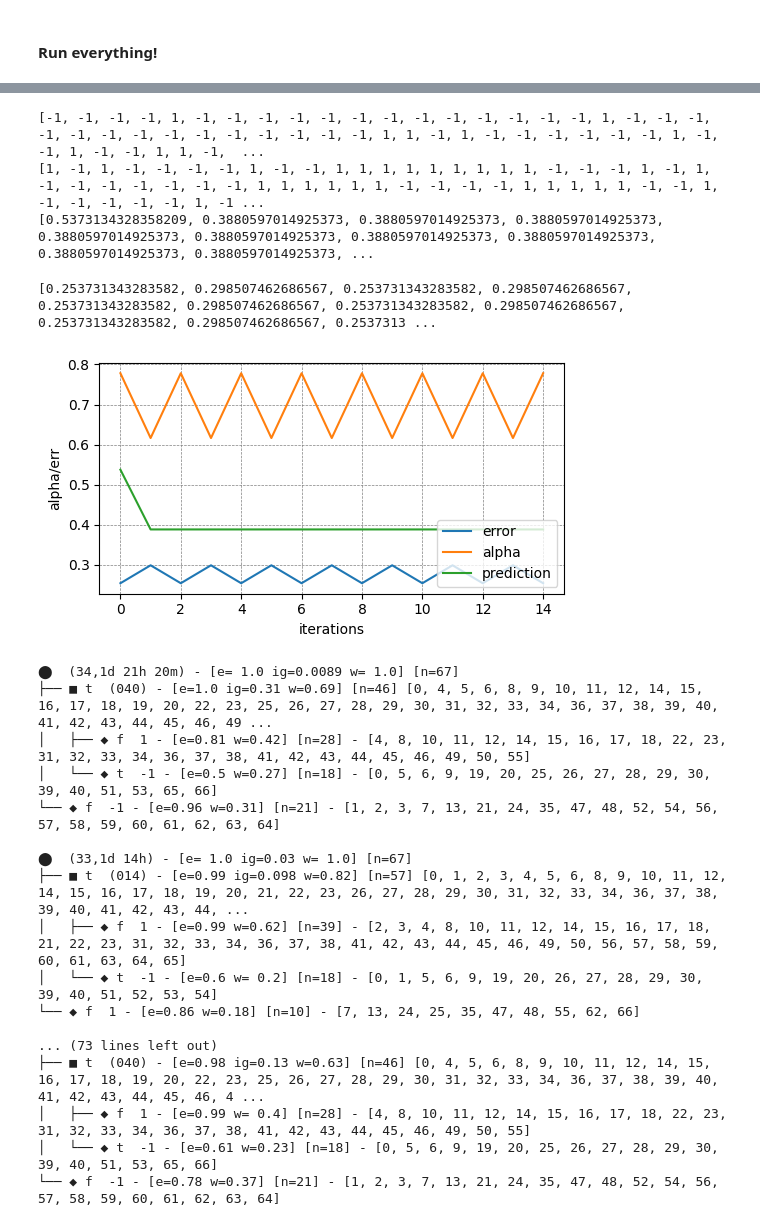
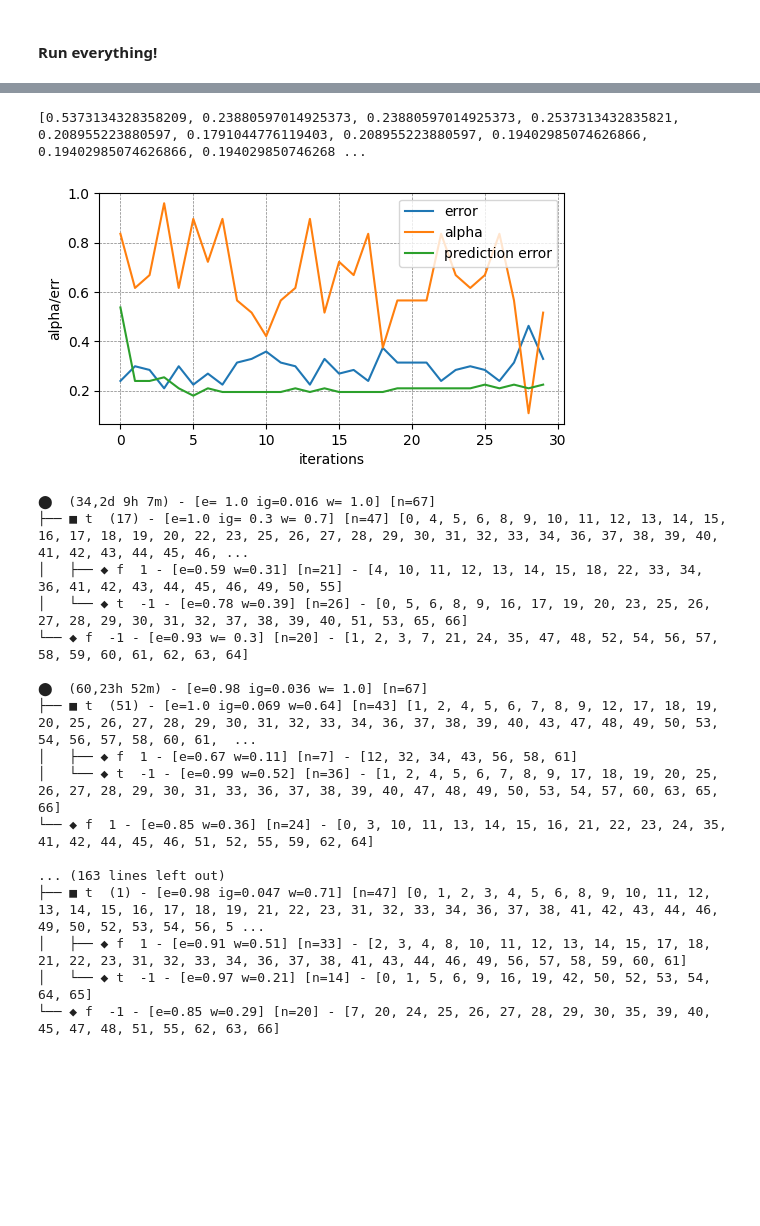
Before and after one commit to fabfabretti/data-mining-project, a Jupyter notebook: 4 - boosting.ipynb, the cells around one changed output, grey strips where cells are left out. Drawn from its saved outputs; the diff is of its cells as text; code cells hidden in the pictures; blank space fills up the shorter version.

```diff
--- a/4 - boosting.ipynb
+++ b/4 - boosting.ipynb
@@ -447,7 +447,7 @@ class SequenceTrunk(Tree):
 
         # INDUCTIVE CASE
 
-        children = [self.get_node(x) for x in node.successors(tree.identifier)]
+        children = [self.get_node(x) for x in node.successors(self.identifier)]
 
         if "dl" in node.data.keys():
             if verbose:
@@ -455,14 +455,18 @@ class SequenceTrunk(Tree):
             i_T,i_F,entry_ST,entry_V = self.perform_event_test(node.data["dl"],None,entry_X,entry_ST,entry_V)
 
             branch = "t" if i_T else "f"
-            next_node = list(filter(lambda x : x.data["branch"]==branch,children))[0]
+            next_node = list(filter(lambda x : x.data["branch"]==branch,children))
+            next_node = next_node[0]
 
             return self.__predict_r(entry_X,entry_ST,entry_V,next_node)
 
         elif "value" in node.data.keys():
             if verbose:
                 print("value test")
-            i_T,i_F = self.__perform_value_test(node.data["value"][1],entry_V)
+            try:
+                i_T,i_F = self.__perform_value_test(node.data["value"],entry_V)
+            except:
+                print(node.data)
             branch = "t" if i_T else "f"
             next_node = list(filter(lambda x : x.data["branch"]==branch,children))[0]
 
@@ -640,12 +647,13 @@ print_weights_status(training_W,dataset_Y,training_alphas,training_errors)
 # %%
 errs=[]
 predictions=[]
-for tree in training_phis:
-    predictions.append(tree.predict(dataset_X,dataset_ST,dataset_V,dataset_Y))
+for tree_i in range(0,len(training_phis)):
+    predictions.append(training_phis[tree_i].predict(dataset_X,training_ST[tree_i],training_V[tree_i],dataset_Y))
 
 
-for iteration in range(0,15):
+for iteration in range(0,iTERATIONS):
     count_err = 0
+
     for item_i in range(0,len(dataset_Y)):
         pred=0
         for i in range(0,iteration):
@@ -657,48 +665,45 @@ for iteration in range(0,15):
     errs.append(err)
 
 
-print(predictions[0])
-print(dataset_Y)
+#print(predictions[0])
+#print(dataset_Y)
 print(errs)
 # %% [output]
-[-1, -1, -1, -1, 1, -1, -1, -1, -1, -1, -1, -1, -1, -1, -1, -1, -1, -1, 1, -1, -1, -1, -1, -1, -1, -1, -1, -1, -1, -1, -1, -1, -1, 1, 1, -1, 1, -1, -1, -1, -1, -1, -1, 1, -1, -1, 1, -1, -1, 1, 1, -1,  ...
-[1, -1, 1, -1, -1, -1, -1, 1, -1, -1, 1, 1, 1, 1, 1, 1, 1, 1, 1, -1, -1, -1, 1, -1, 1, -1, -1, -1, -1, -1, -1, -1, 1, 1, 1, 1, 1, 1, -1, -1, -1, -1, 1, 1, 1, 1, 1, -1, -1, 1, -1, -1, -1, -1, -1, 1, -1 ...
-[0.5373134328358209, 0.3880597014925373, 0.3880597014925373, 0.3880597014925373, 0.3880597014925373, 0.3880597014925373, 0.3880597014925373, 0.3880597014925373, 0.3880597014925373, 0.3880597014925373, ...
+[0.5373134328358209, 0.23880597014925373, 0.23880597014925373, 0.2537313432835821, 0.208955223880597, 0.1791044776119403, 0.208955223880597, 0.19402985074626866, 0.19402985074626866, 0.194029850746268 ...
 # %%
 def print_alphas(training_alpha,training_errs):
     import matplotlib.pyplot as plt
     plt.figure(figsize=(6,3))  # Width, Height in inches
     # Adding labels
     plt.xlabel('iterations')
     plt.ylabel('alpha/err')
     plt.plot(training_errs,label="error")
     plt.plot(training_alpha,label="alpha")
-    plt.plot(errs,label="prediction")
-    _ = plt.legend(loc='lower right')
+    plt.plot(errs,label="prediction error")
+    _ = plt.legend(loc='upper right')
     plt.grid(color='grey', linestyle='--', linewidth=.5)
     # Displaying the plot
     plt.show()
-print(training_errors)
+#print(training_errors)
 print_alphas(training_alphas,training_errors)
 for tree in training_phis:
     tree.display()
 # %% [output]
+[figure, new version]
-[0.253731343283582, 0.298507462686567, 0.253731343283582, 0.298507462686567, 0.253731343283582, 0.298507462686567, 0.253731343283582, 0.298507462686567, 0.253731343283582, 0.298507462686567, 0.2537313 ...
+⬤  (34,2d 9h 7m) - [e= 1.0 ig=0.016 w= 1.0] [n=67]
+├── ■ t  (17) - [e=1.0 ig= 0.3 w= 0.7] [n=47] [0, 4, 5, 6, 8, 9, 10, 11, 12, 13, 14, 15, 16, 17, 18, 19, 20, 22, 23, 25, 26, 27, 28, 29, 30, 31, 32, 33, 34, 36, 37, 38, 39, 40, 41, 42, 43, 44, 45, 46, ...
+│   ├── ◆ f  1 - [e=0.59 w=0.31] [n=21] - [4, 10, 11, 12, 13, 14, 15, 18, 22, 33, 34, 36, 41, 42, 43, 44, 45, 46, 49, 50, 55]
+│   └── ◆ t  -1 - [e=0.78 w=0.39] [n=26] - [0, 5, 6, 8, 9, 16, 17, 19, 20, 23, 25, 26, 27, 28, 29, 30, 31, 32, 37, 38, 39, 40, 51, 53, 65, 66]
+└── ◆ f  -1 - [e=0.93 w= 0.3] [n=20] - [1, 2, 3, 7, 21, 24, 35, 47, 48, 52, 54, 56, 57, 58, 59, 60, 61, 62, 63, 64]
+
+⬤  (60,23h 52m) - [e=0.98 ig=0.036 w= 1.0] [n=67]
+├── ■ t  (51) - [e=1.0 ig=0.069 w=0.64] [n=43] [1, 2, 4, 5, 6, 7, 8, 9, 12, 17, 18, 19, 20, 25, 26, 27, 28, 29, 30, 31, 32, 33, 34, 36, 37, 38, 39, 40, 43, 47, 48, 49, 50, 53, 54, 56, 57, 58, 60, 61,  ...
+│   ├── ◆ f  1 - [e=0.67 w=0.11] [n=7] - [12, 32, 34, 43, 56, 58, 61]
+│   └── ◆ t  -1 - [e=0.99 w=0.52] [n=36] - [1, 2, 4, 5, 6, 7, 8, 9, 17, 18, 19, 20, 25, 26, 27, 28, 29, 30, 31, 33, 36, 37, 38, 39, 40, 47, 48, 49, 50, 53, 54, 57, 60, 63, 65, 66]
+└── ◆ f  1 - [e=0.85 w=0.36] [n=24] - [0, 3, 10, 11, 13, 14, 15, 16, 21, 22, 23, 24, 35, 41, 42, 44, 45, 46, 51, 52, 55, 59, 62, 64]
+
+... (163 lines left out)
+├── ■ t  (1) - [e=0.98 ig=0.047 w=0.71] [n=47] [0, 1, 2, 3, 4, 5, 6, 8, 9, 10, 11, 12, 13, 14, 15, 16, 17, 18, 19, 21, 22, 23, 31, 32, 33, 34, 36, 37, 38, 41, 42, 43, 44, 46, 49, 50, 52, 53, 54, 56, 5 ...
+│   ├── ◆ f  1 - [e=0.91 w=0.51] [n=33] - [2, 3, 4, 8, 10, 11, 12, 13, 14, 15, 17, 18, 21, 22, 23, 31, 32, 33, 34, 36, 37, 38, 41, 43, 44, 46, 49, 56, 57, 58, 59, 60, 61]
+│   └── ◆ t  -1 - [e=0.97 w=0.21] [n=14] - [0, 1, 5, 6, 9, 16, 19, 42, 50, 52, 53, 54, 64, 65]
+└── ◆ f  -1 - [e=0.85 w=0.29] [n=20] - [7, 20, 24, 25, 26, 27, 28, 29, 30, 35, 39, 40, 45, 47, 48, 51, 55, 62, 63, 66]
-[figure, old version]
-⬤  (34,1d 21h 20m) - [e= 1.0 ig=0.0089 w= 1.0] [n=67]
-├── ■ t  (040) - [e=1.0 ig=0.31 w=0.69] [n=46] [0, 4, 5, 6, 8, 9, 10, 11, 12, 14, 15, 16, 17, 18, 19, 20, 22, 23, 25, 26, 27, 28, 29, 30, 31, 32, 33, 34, 36, 37, 38, 39, 40, 41, 42, 43, 44, 45, 46, 49 ...
-│   ├── ◆ f  1 - [e=0.81 w=0.42] [n=28] - [4, 8, 10, 11, 12, 14, 15, 16, 17, 18, 22, 23, 31, 32, 33, 34, 36, 37, 38, 41, 42, 43, 44, 45, 46, 49, 50, 55]
-│   └── ◆ t  -1 - [e=0.5 w=0.27] [n=18] - [0, 5, 6, 9, 19, 20, 25, 26, 27, 28, 29, 30, 39, 40, 51, 53, 65, 66]
-└── ◆ f  -1 - [e=0.96 w=0.31] [n=21] - [1, 2, 3, 7, 13, 21, 24, 35, 47, 48, 52, 54, 56, 57, 58, 59, 60, 61, 62, 63, 64]
-
-⬤  (33,1d 14h) - [e= 1.0 ig=0.03 w= 1.0] [n=67]
-├── ■ t  (014) - [e=0.99 ig=0.098 w=0.82] [n=57] [0, 1, 2, 3, 4, 5, 6, 8, 9, 10, 11, 12, 14, 15, 16, 17, 18, 19, 20, 21, 22, 23, 26, 27, 28, 29, 30, 31, 32, 33, 34, 36, 37, 38, 39, 40, 41, 42, 43, 44, ...
-│   ├── ◆ f  1 - [e=0.99 w=0.62] [n=39] - [2, 3, 4, 8, 10, 11, 12, 14, 15, 16, 17, 18, 21, 22, 23, 31, 32, 33, 34, 36, 37, 38, 41, 42, 43, 44, 45, 46, 49, 50, 56, 57, 58, 59, 60, 61, 63, 64, 65]
-│   └── ◆ t  -1 - [e=0.6 w= 0.2] [n=18] - [0, 1, 5, 6, 9, 19, 20, 26, 27, 28, 29, 30, 39, 40, 51, 52, 53, 54]
-└── ◆ f  1 - [e=0.86 w=0.18] [n=10] - [7, 13, 24, 25, 35, 47, 48, 55, 62, 66]
-
-... (73 lines left out)
-├── ■ t  (040) - [e=0.98 ig=0.13 w=0.63] [n=46] [0, 4, 5, 6, 8, 9, 10, 11, 12, 14, 15, 16, 17, 18, 19, 20, 22, 23, 25, 26, 27, 28, 29, 30, 31, 32, 33, 34, 36, 37, 38, 39, 40, 41, 42, 43, 44, 45, 46, 4 ...
-│   ├── ◆ f  1 - [e=0.99 w= 0.4] [n=28] - [4, 8, 10, 11, 12, 14, 15, 16, 17, 18, 22, 23, 31, 32, 33, 34, 36, 37, 38, 41, 42, 43, 44, 45, 46, 49, 50, 55]
-│   └── ◆ t  -1 - [e=0.61 w=0.23] [n=18] - [0, 5, 6, 9, 19, 20, 25, 26, 27, 28, 29, 30, 39, 40, 51, 53, 65, 66]
-└── ◆ f  -1 - [e=0.78 w=0.37] [n=21] - [1, 2, 3, 7, 13, 21, 24, 35, 47, 48, 52, 54, 56, 57, 58, 59, 60, 61, 62, 63, 64]
```
Also changed, not shown: parts of 3 cells of this notebook.
